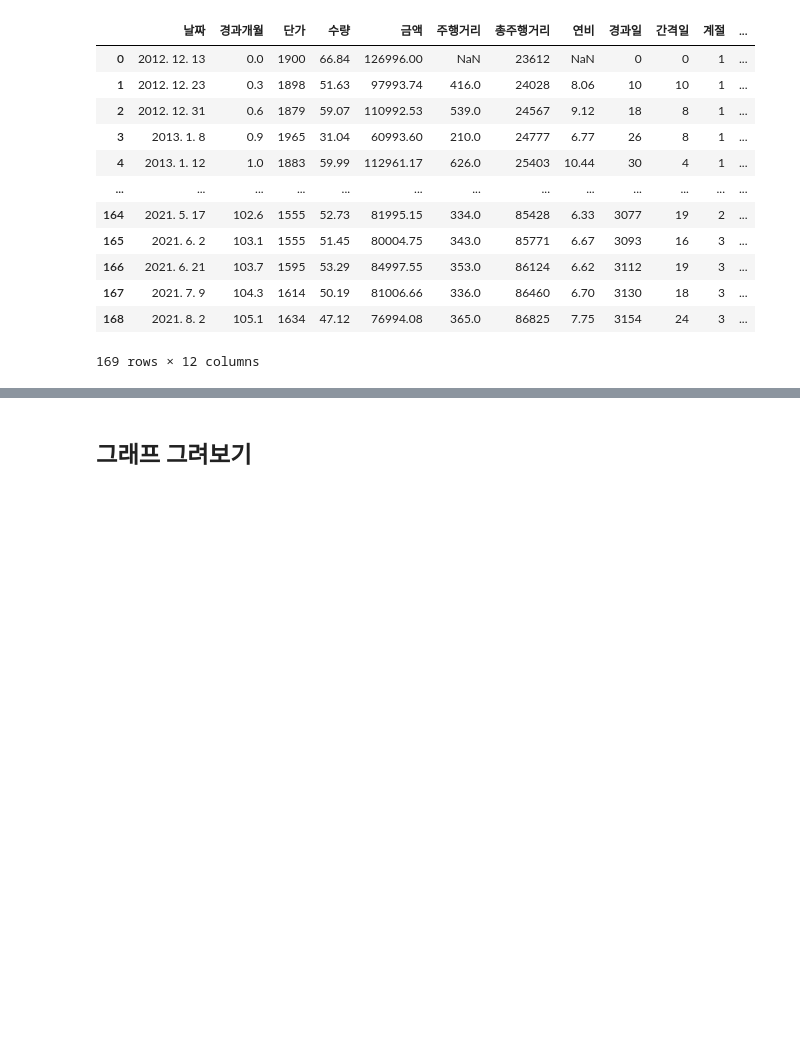
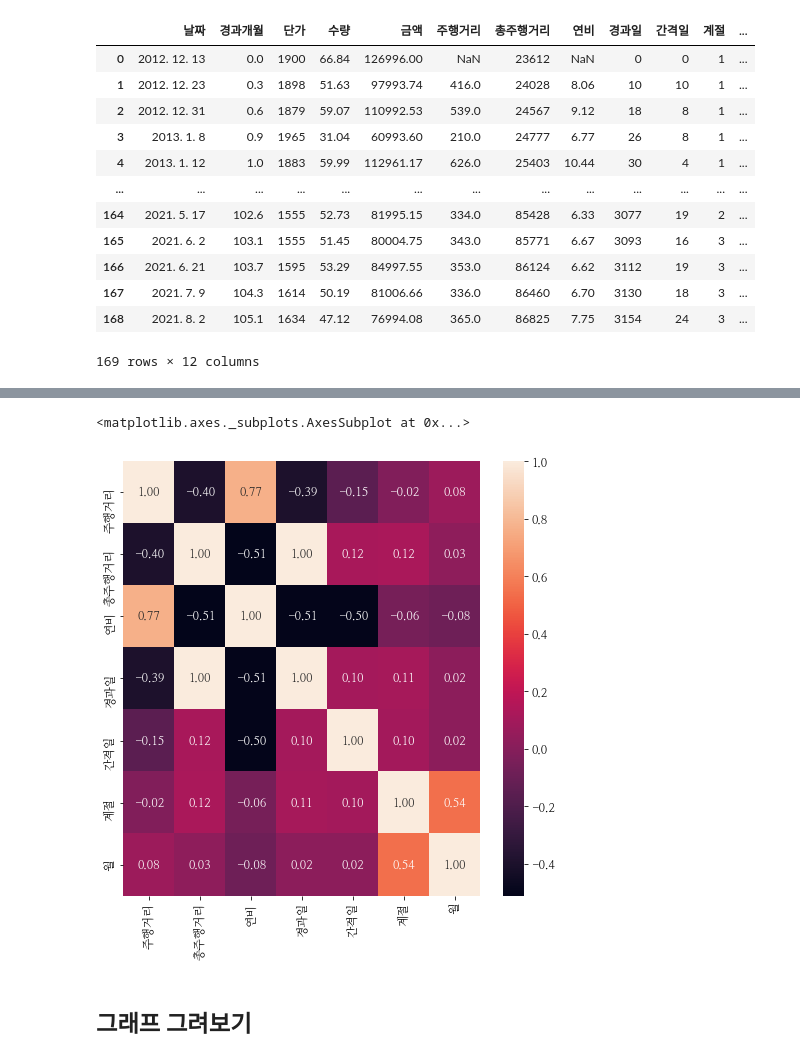
Before and after one commit to hvyrain/bigprobasic, a Jupyter notebook: 모두의데이터분석_Pandas_연비계산.ipynb, the cells around one changed output, grey strips where cells are left out. Cells and saved outputs as stored; diff of their text form; code cells hidden in the pictures; blank space fills up the shorter version.

```diff
--- a/모두의데이터분석_Pandas_연비계산.ipynb
+++ b/모두의데이터분석_Pandas_연비계산.ipynb
@@ -93,3 +124,10 @@ print('%.2f 일, %.2f km, %.2f km/일' % (df['간격일'].mean(), df['주행거
+# %%
+import seaborn as sns
+plt.figure(figsize=(8,8))
+sns.heatmap(x, annot=True, fmt='.2f')
+# %% [output]
+<matplotlib.axes._subplots.AxesSubplot at 0x...>
+[figure, added]
 # %% [markdown]
 ## 그래프 그려보기
 # %%
```
Also changed, not shown: parts of 6 cells of this notebook.
